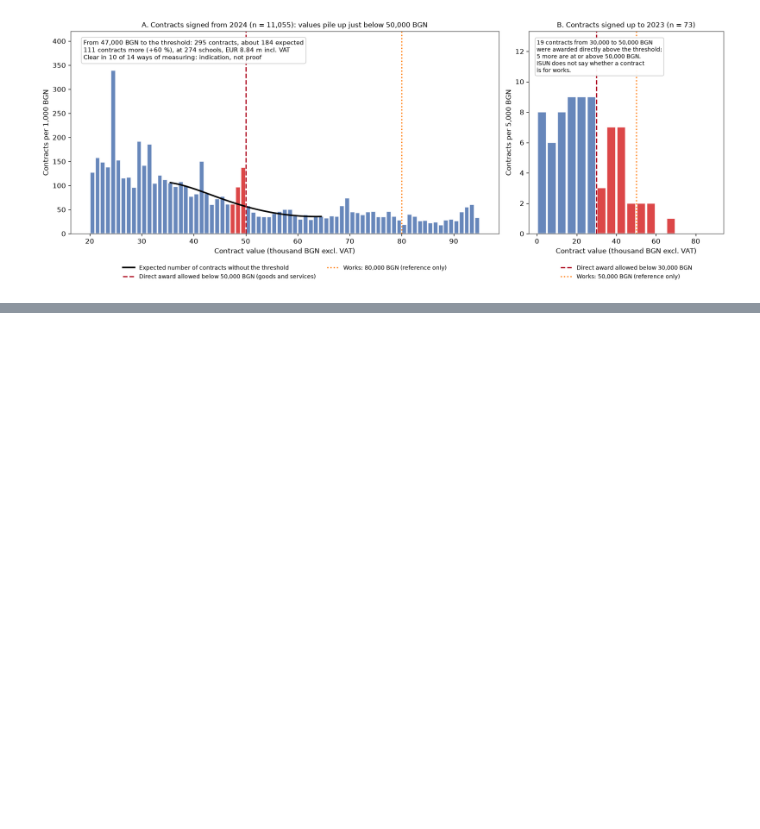
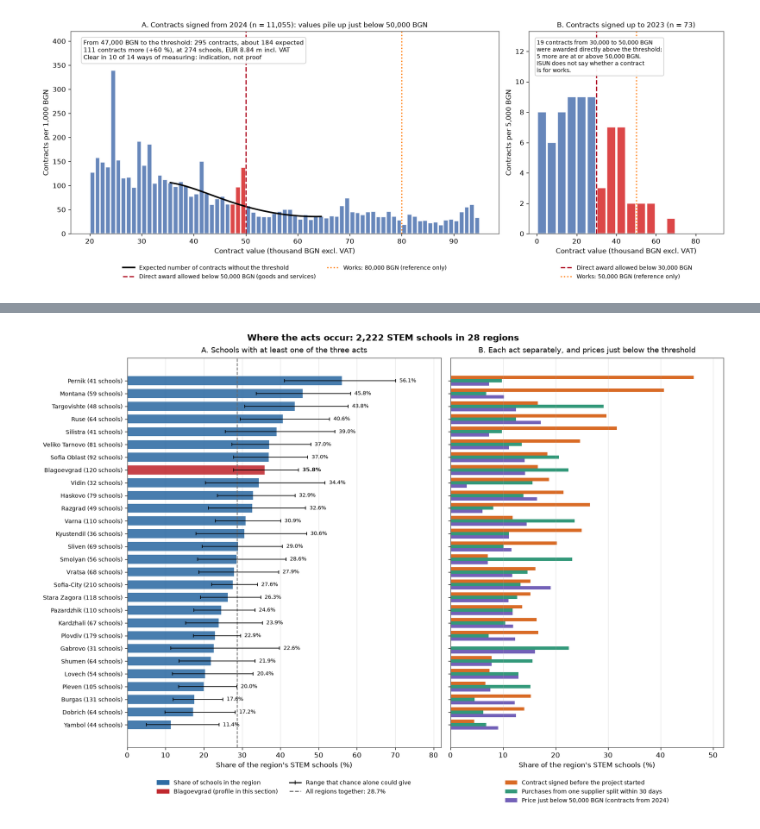
Before and after one commit to beluhov/stem-public-data-indicators, a Jupyter notebook: STEM_Public_Data_Indicators.ipynb, the cells around one changed output, grey strips where cells are left out. Cells and saved outputs as stored; diff of their text form; code cells hidden in the pictures; blank space fills up the shorter version.

```diff
--- a/STEM_Public_Data_Indicators.ipynb
+++ b/STEM_Public_Data_Indicators.ipynb
@@ -1060,0 +1384,48 @@ plt.show()
+# %%
+# Figure F2_2: share of STEM schools with the acts by region; every number in the figure is taken from this run.
+from matplotlib.patches import Patch
+
+ob_plot = ob_df.iloc[::-1].reset_index(drop=True).copy()
+ob_plot["label"] = [f"{OBLAST_EN.get(r['oblast'], r['oblast'])} ({int(r['schools'])} schools)" for _, r in ob_plot.iterrows()]
+y_pos = np.arange(len(ob_plot))
+nat_l1 = float(sch_reg["flag_level1"].mean() * 100.0)
+
+fig, (ax1, ax2) = plt.subplots(1, 2, figsize=(13.8, 9.6), sharey=True, gridspec_kw={"width_ratios": [1.15, 1.0]}, constrained_layout=True)
+
+colors_l1 = ["#c0282e" if r["oblast"] == "Благоевград" else "#2e6ba3" for _, r in ob_plot.iterrows()]
+ax1.barh(y_pos, ob_plot["level1_pct"], color=colors_l1, alpha=0.88, height=0.70, zorder=2)
+ax1.errorbar(ob_plot["level1_pct"], y_pos,
+             xerr=[ob_plot["level1_pct"] - ob_plot["level1_ci_low"], ob_plot["level1_ci_high"] - ob_plot["level1_pct"]],
+             fmt="none", ecolor="black", elinewidth=1.0, capsize=2.5, zorder=3)
+ax1.axvline(nat_l1, color="dimgray", linestyle="--", linewidth=1.2)
+for idx_row, row in ob_plot.iterrows():
+    ax1.text(row["level1_ci_high"] + 1.0, idx_row, f"{row['level1_pct']:.1f}%", va="center", ha="left", fontsize=7.8,
+             fontweight="bold" if row["oblast"] == "Благоевград" else "normal")
+ax1.set_yticks(y_pos)
+ax1.set_yticklabels(ob_plot["label"], fontsize=8.5)
+ax1.set_xlabel("Share of the region's STEM schools (%)")
+ax1.set_xlim(0, 82)
+ax1.set_title("A. Schools with at least one of the three acts", fontsize=10.5, pad=8)
+ax1.grid(axis="x", alpha=0.3)
+ax1.legend(handles=[
+    Patch(color="#2e6ba3", label="Share of schools in the region"),
+    Patch(color="#c0282e", label="Blagoevgrad (profile in this section)"),
+    plt.Line2D([], [], color="black", marker="|", linestyle="-", label="Range that chance alone could give"),
+    plt.Line2D([], [], color="dimgray", linestyle="--", label=f"All regions together: {nat_l1:.1f}%"),
+], loc="upper center", bbox_to_anchor=(0.5, -0.07), ncol=2, fontsize=8.5, frameon=False)
+
+bar_h = 0.26
+ax2.barh(y_pos + bar_h, ob_plot["predated_pct"], height=bar_h, color="#d96b26", label="Contract signed before the project started")
+ax2.barh(y_pos, ob_plot["split_30d_pct"], height=bar_h, color="#33997a", label="Purchases from one supplier split within 30 days")
+ax2.barh(y_pos - bar_h, ob_plot["bunching_50k_pct"], height=bar_h, color="#7361b8", label="Price just below 50,000 BGN (contracts from 2024)")
+ax2.set_xlabel("Share of the region's STEM schools (%)")
+ax2.set_xlim(0, 52)
+ax2.set_title("B. Each act separately, and prices just below the threshold", fontsize=10.5, pad=8)
+ax2.grid(axis="x", alpha=0.3)
+ax2.legend(loc="upper center", bbox_to_anchor=(0.5, -0.07), ncol=1, fontsize=8.5, frameon=False)
+
+fig.suptitle(f"Where the acts occur: {len(sch_reg):,} STEM schools in {len(ob_df)} regions", fontsize=12.5, fontweight="bold")
+fig.savefig(FIG_DIR / "F2_2_indicator_share_by_region.png", dpi=300, bbox_inches="tight")
+plt.show()
+# %% [output]
+[figure, added]
```
Also changed, not shown: parts of 3 cells of this notebook, 3 other files.
